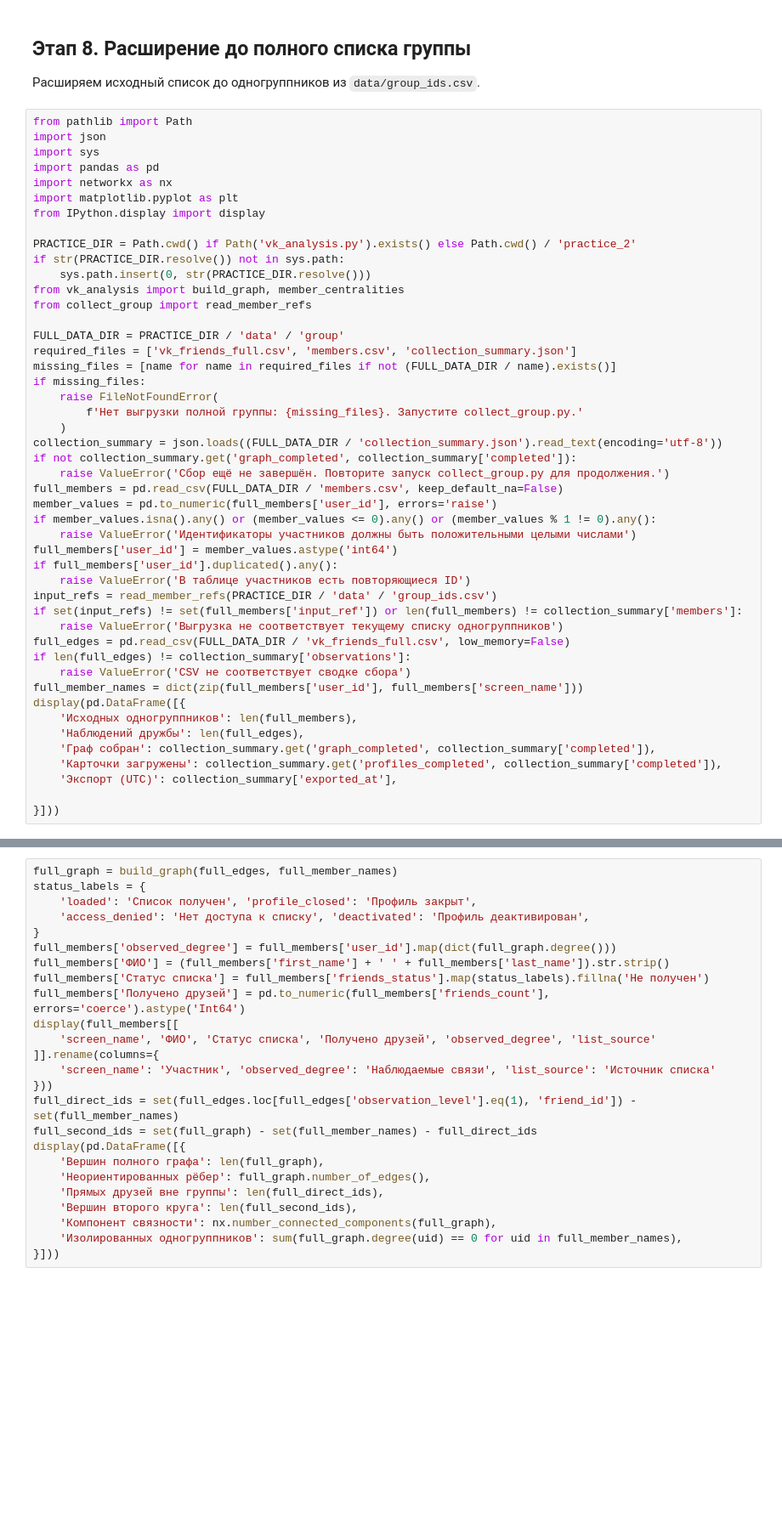
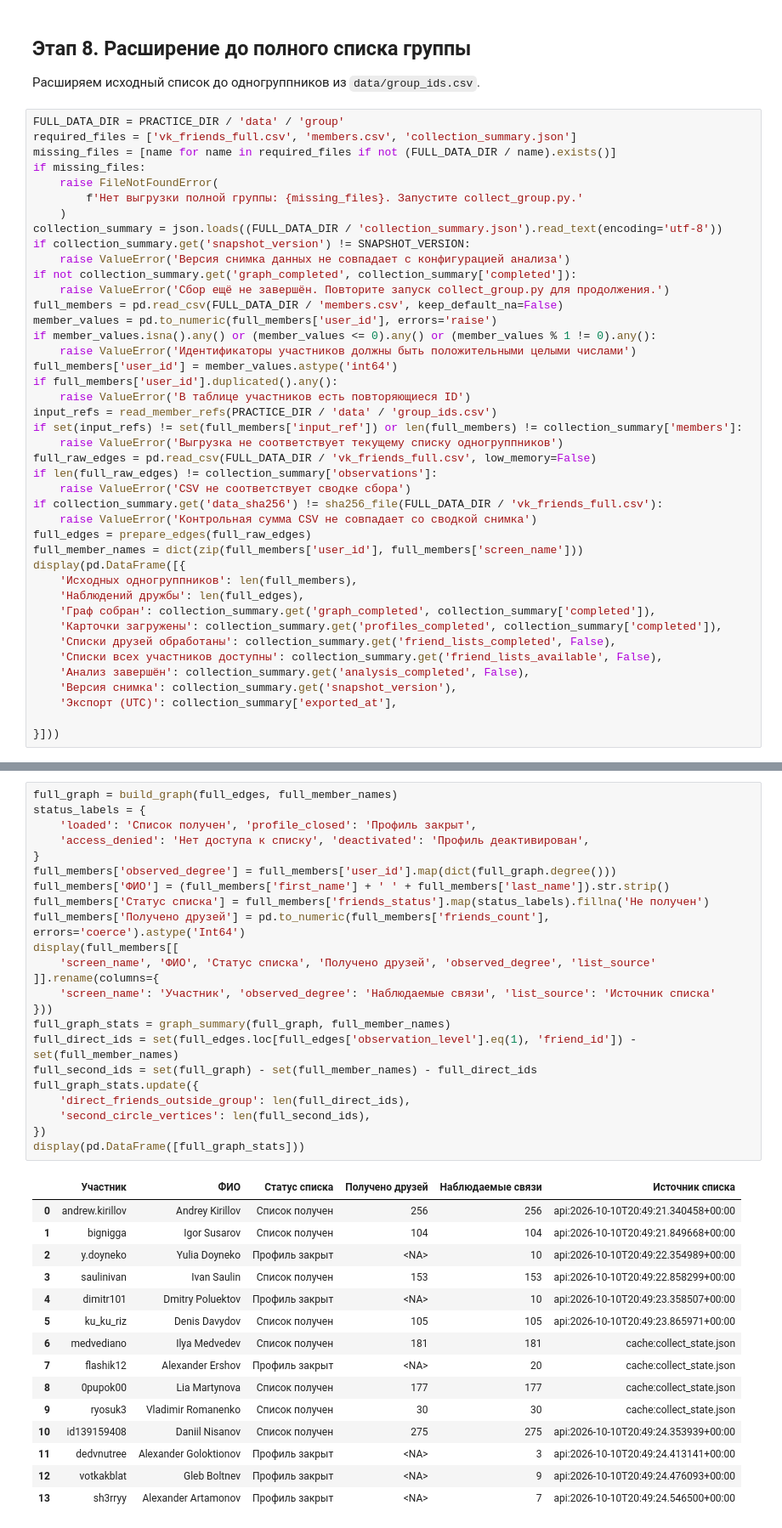
Before and after one commit to Osipovill/intelligent_systems_and_technologies, a Jupyter notebook: practice_2/practice2.ipynb, the cells around one changed output, grey strips where cells are left out. Shown at 85% size. Drawn from its saved outputs; the diff is of its cells as text; blank space fills up the shorter version.

```diff
--- a/practice_2/practice2.ipynb
+++ b/practice_2/practice2.ipynb
@@ -698,20 +831,6 @@ print(
 
 Расширяем исходный список до одногруппников из `data/group_ids.csv`.
 # %%
-from pathlib import Path
-import json
-import sys
-import pandas as pd
-import networkx as nx
-import matplotlib.pyplot as plt
-from IPython.display import display
-
-PRACTICE_DIR = Path.cwd() if Path('vk_analysis.py').exists() else Path.cwd() / 'practice_2'
-if str(PRACTICE_DIR.resolve()) not in sys.path:
-    sys.path.insert(0, str(PRACTICE_DIR.resolve()))
-from vk_analysis import build_graph, member_centralities
-from collect_group import read_member_refs
-
 FULL_DATA_DIR = PRACTICE_DIR / 'data' / 'group'
 required_files = ['vk_friends_full.csv', 'members.csv', 'collection_summary.json']
 missing_files = [name for name in required_files if not (FULL_DATA_DIR / name).exists()]
@@ -720,6 +839,8 @@ if missing_files:
         f'Нет выгрузки полной группы: {missing_files}. Запустите collect_group.py.'
     )
 collection_summary = json.loads((FULL_DATA_DIR / 'collection_summary.json').read_text(encoding='utf-8'))
+if collection_summary.get('snapshot_version') != SNAPSHOT_VERSION:
+    raise ValueError('Версия снимка данных не совпадает с конфигурацией анализа')
 if not collection_summary.get('graph_completed', collection_summary['completed']):
     raise ValueError('Сбор ещё не завершён. Повторите запуск collect_group.py для продолжения.')
 full_members = pd.read_csv(FULL_DATA_DIR / 'members.csv', keep_default_na=False)
@@ -732,15 +853,22 @@ if full_members['user_id'].duplicated().any():
 input_refs = read_member_refs(PRACTICE_DIR / 'data' / 'group_ids.csv')
 if set(input_refs) != set(full_members['input_ref']) or len(full_members) != collection_summary['members']:
     raise ValueError('Выгрузка не соответствует текущему списку одногруппников')
-full_edges = pd.read_csv(FULL_DATA_DIR / 'vk_friends_full.csv', low_memory=False)
-if len(full_edges) != collection_summary['observations']:
+full_raw_edges = pd.read_csv(FULL_DATA_DIR / 'vk_friends_full.csv', low_memory=False)
+if len(full_raw_edges) != collection_summary['observations']:
     raise ValueError('CSV не соответствует сводке сбора')
+if collection_summary.get('data_sha256') != sha256_file(FULL_DATA_DIR / 'vk_friends_full.csv'):
+    raise ValueError('Контрольная сумма CSV не совпадает со сводкой снимка')
+full_edges = prepare_edges(full_raw_edges)
 full_member_names = dict(zip(full_members['user_id'], full_members['screen_name']))
 display(pd.DataFrame([{
     'Исходных одногруппников': len(full_members),
     'Наблюдений дружбы': len(full_edges),
     'Граф собран': collection_summary.get('graph_completed', collection_summary['completed']),
     'Карточки загружены': collection_summary.get('profiles_completed', collection_summary['completed']),
+    'Списки друзей обработаны': collection_summary.get('friend_lists_completed', False),
+    'Списки всех участников доступны': collection_summary.get('friend_lists_available', False),
+    'Анализ завершён': collection_summary.get('analysis_completed', False),
+    'Версия снимка': collection_summary.get('snapshot_version'),
     'Экспорт (UTC)': collection_summary['exported_at'],
 
 }]))
@@ -755,25 +886,39 @@ display(pd.DataFrame([{
 # %%
 full_graph = build_graph(full_edges, full_member_names)
 status_labels = {
     'loaded': 'Список получен', 'profile_closed': 'Профиль закрыт',
     'access_denied': 'Нет доступа к списку', 'deactivated': 'Профиль деактивирован',
 }
 full_members['observed_degree'] = full_members['user_id'].map(dict(full_graph.degree()))
 full_members['ФИО'] = (full_members['first_name'] + ' ' + full_members['last_name']).str.strip()
 full_members['Статус списка'] = full_members['friends_status'].map(status_labels).fillna('Не получен')
 full_members['Получено друзей'] = pd.to_numeric(full_members['friends_count'], errors='coerce').astype('Int64')
 display(full_members[[
     'screen_name', 'ФИО', 'Статус списка', 'Получено друзей', 'observed_degree', 'list_source'
 ]].rename(columns={
     'screen_name': 'Участник', 'observed_degree': 'Наблюдаемые связи', 'list_source': 'Источник списка'
 }))
+full_graph_stats = graph_summary(full_graph, full_member_names)
 full_direct_ids = set(full_edges.loc[full_edges['observation_level'].eq(1), 'friend_id']) - set(full_member_names)
 full_second_ids = set(full_graph) - set(full_member_names) - full_direct_ids
-display(pd.DataFrame([{
-    'Вершин полного графа': len(full_graph),
-    'Неориентированных рёбер': full_graph.number_of_edges(),
-    'Прямых друзей вне группы': len(full_direct_ids),
-    'Вершин второго круга': len(full_second_ids),
-    'Компонент связности': nx.number_connected_components(full_graph),
-    'Изолированных одногруппников': sum(full_graph.degree(uid) == 0 for uid in full_member_names),
-}]))
+full_graph_stats.update({
+    'direct_friends_outside_group': len(full_direct_ids),
+    'second_circle_vertices': len(full_second_ids),
+})
+display(pd.DataFrame([full_graph_stats]))
+# %% [output]
+|  | Участник | ФИО | Статус списка | Получено друзей | Наблюдаемые связи | Источник списка |
+| 0 | andrew.kirillov | Andrey Kirillov | Список получен | 256 | 256 | api:2026-10-10T20:49:21.340458+00:00 |
+| 1 | bignigga | Igor Susarov | Список получен | 104 | 104 | api:2026-10-10T20:49:21.849668+00:00 |
+| 2 | y.doyneko | Yulia Doyneko | Профиль закрыт | <NA> | 10 | api:2026-10-10T20:49:22.354989+00:00 |
+| 3 | saulinivan | Ivan Saulin | Список получен | 153 | 153 | api:2026-10-10T20:49:22.858299+00:00 |
+| 4 | dimitr101 | Dmitry Poluektov | Профиль закрыт | <NA> | 10 | api:2026-10-10T20:49:23.358507+00:00 |
+| 5 | ku_ku_riz | Denis Davydov | Список получен | 105 | 105 | api:2026-10-10T20:49:23.865971+00:00 |
+| 6 | medvediano | Ilya Medvedev | Список получен | 181 | 181 | cache:collect_state.json |
+| 7 | flashik12 | Alexander Ershov | Профиль закрыт | <NA> | 20 | cache:collect_state.json |
+| 8 | 0pupok00 | Lia Martynova | Список получен | 177 | 177 | cache:collect_state.json |
+| 9 | ryosuk3 | Vladimir Romanenko | Список получен | 30 | 30 | cache:collect_state.json |
+| 10 | id139159408 | Daniil Nisanov | Список получен | 275 | 275 | api:2026-10-10T20:49:24.353939+00:00 |
+| 11 | dedvnutree | Alexander Goloktionov | Профиль закрыт | <NA> | 3 | api:2026-10-10T20:49:24.413141+00:00 |
+| 12 | votkakblat | Gleb Boltnev | Профиль закрыт | <NA> | 9 | api:2026-10-10T20:49:24.476093+00:00 |
+| 13 | sh3rryy | Alexander Artamonov | Профиль закрыт | <NA> | 7 | api:2026-10-10T20:49:24.546500+00:00 |
```
Also changed, not shown: parts of 32 cells of this notebook, 8 other files.
